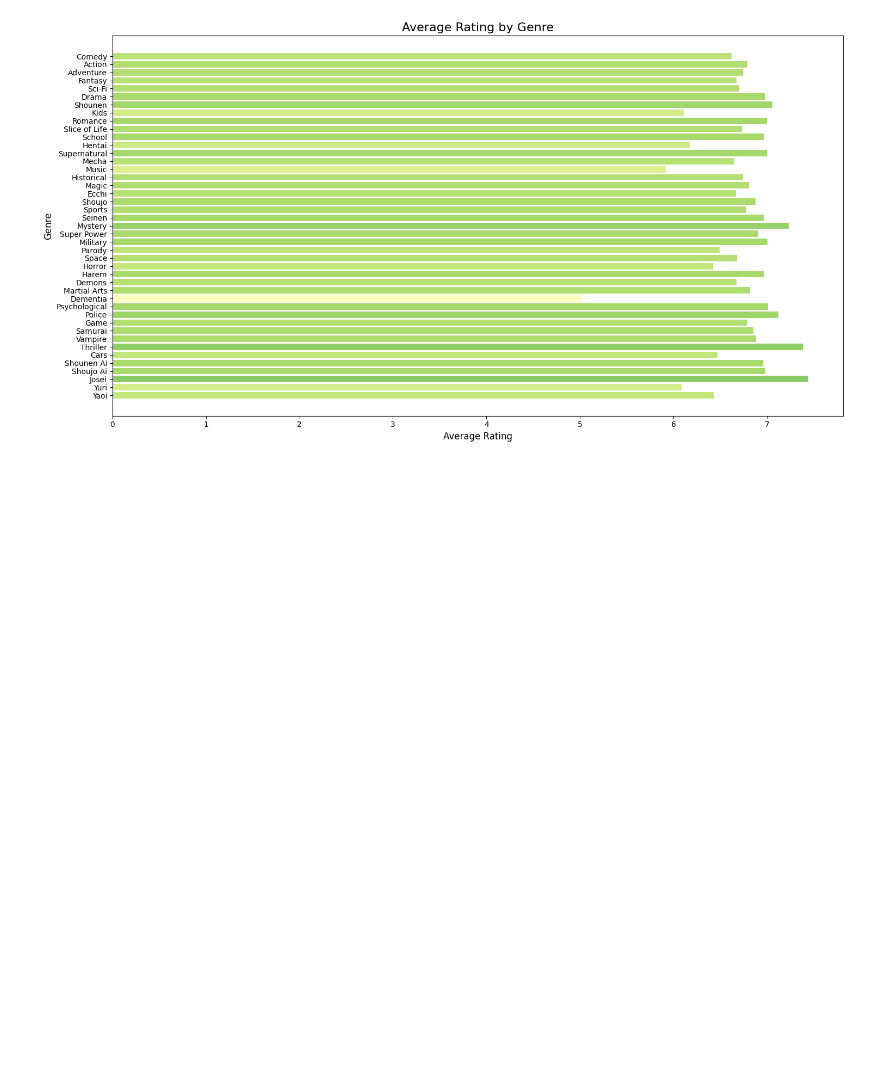
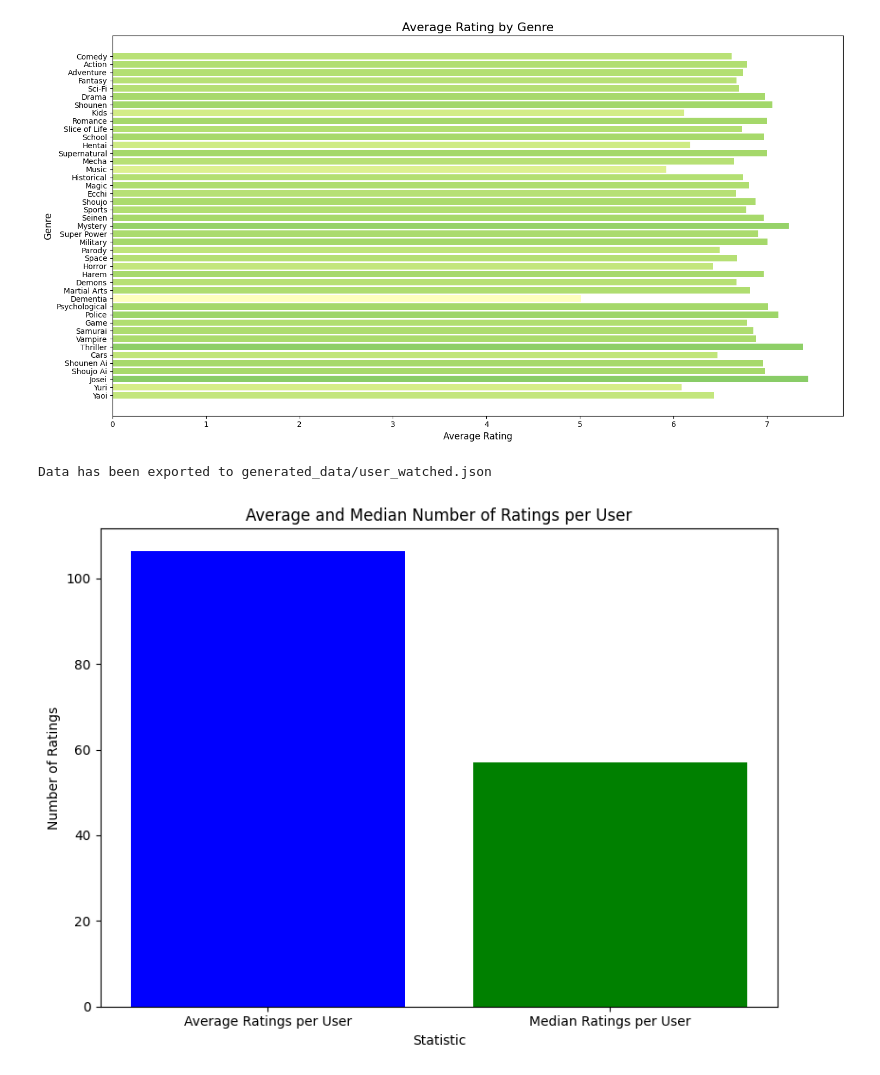
Before and after one commit to wojwozniak/machine-learning-project, a Jupyter notebook: data-analysis.ipynb, the cells around one changed output. Saved outputs shown, nothing was run; the diff lists cells and outputs as text; code cells hidden in the pictures; blank space fills up the shorter version.

Commit message:
more data analysis

```diff
--- a/data-analysis.ipynb
+++ b/data-analysis.ipynb
@@ -136,3 +136,53 @@ plt.show()
 # %% [output]
 [figure]
 [figure]
+# %%
+import pandas as pd
+
+# Read the CSV files into DataFrames
+anime_df = pd.read_csv('data/anime.csv')
+rating_df = pd.read_csv('data/rating.csv')
+
+# Drop the 'rating' column from anime_df before merge
+anime_df = anime_df.drop(columns=['rating'], errors='ignore')
+
+# Merge the two DataFrames on 'anime_id'
+merged_df = pd.merge(rating_df, anime_df, on='anime_id', how='inner')
+
+# Filter out rows where the rating is -1
+filtered_df = merged_df[merged_df['rating'] != -1]
+
+# Group by 'user_id' and create the desired list for each user
+user_ratings = filtered_df.groupby('user_id').apply(
+    lambda x: x[['anime_id', 'name', 'rating']].values.tolist()
+).reset_index(name='anime_ratings')
+
+# Export the result to a JSON file
+user_ratings.to_json('generated_data/user_watched.json', orient='records', lines=True)
+
+print("Data has been exported to generated_data/user_watched.json")
+# %% [output]
+Data has been exported to generated_data/user_watched.json
+# %%
+import pandas as pd
+import matplotlib.pyplot as plt
+
+anime_df = pd.read_csv('data/anime.csv')
+rating_df = pd.read_csv('data/rating.csv')
+
+ratings_per_user = rating_df.groupby('user_id').size()
+
+average_ratings = ratings_per_user.mean()
+median_ratings = ratings_per_user.median()
+
+plt.figure(figsize=(8, 6))
+plt.bar(['Average Ratings per User', 'Median Ratings per User'], [average_ratings, median_ratings], color=['blue', 'green'])
+
+plt.title('Average and Median Number of Ratings per User')
+plt.ylabel('Number of Ratings')
+plt.xlabel('Statistic')
+
+plt.tight_layout()
+plt.show()
+# %% [output]
+[figure, added]
```
